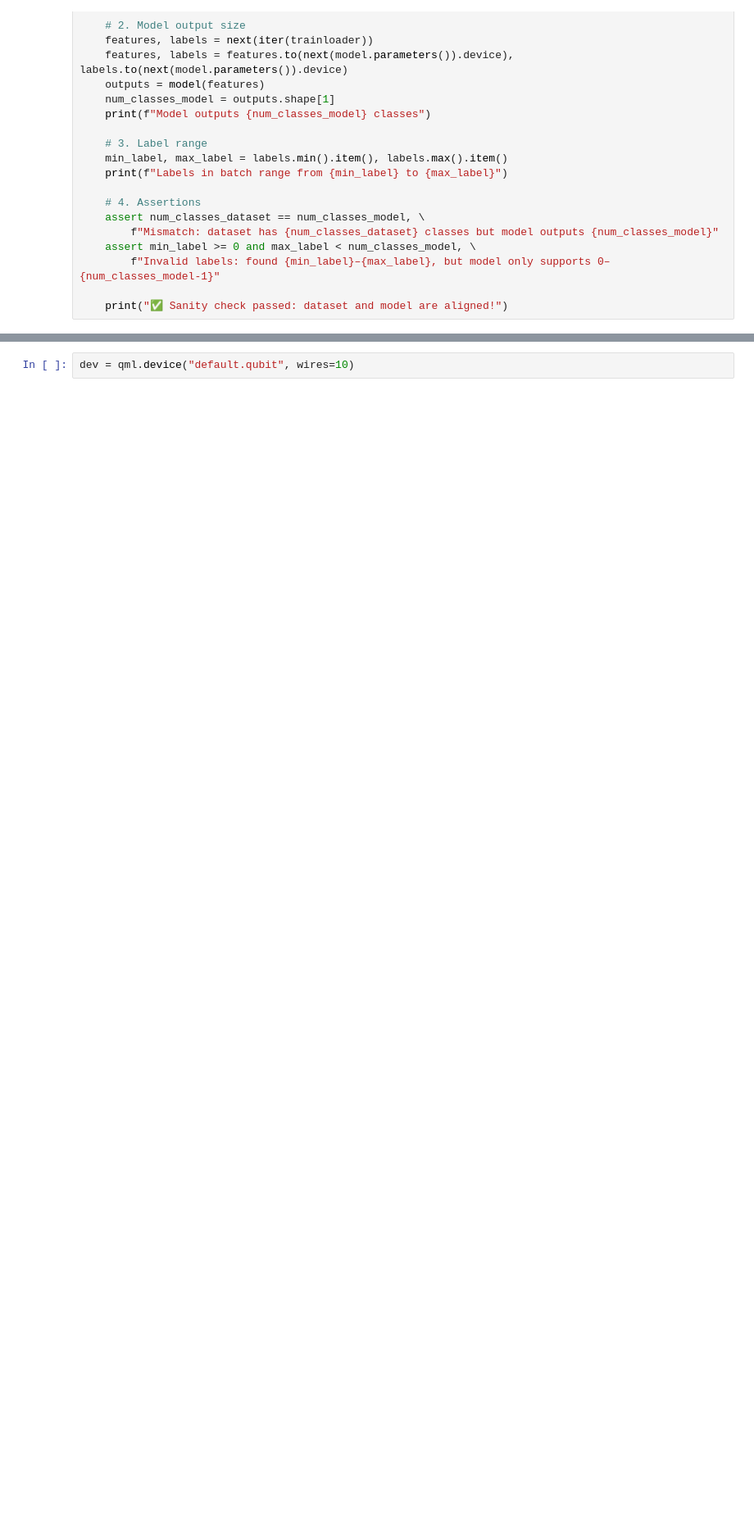
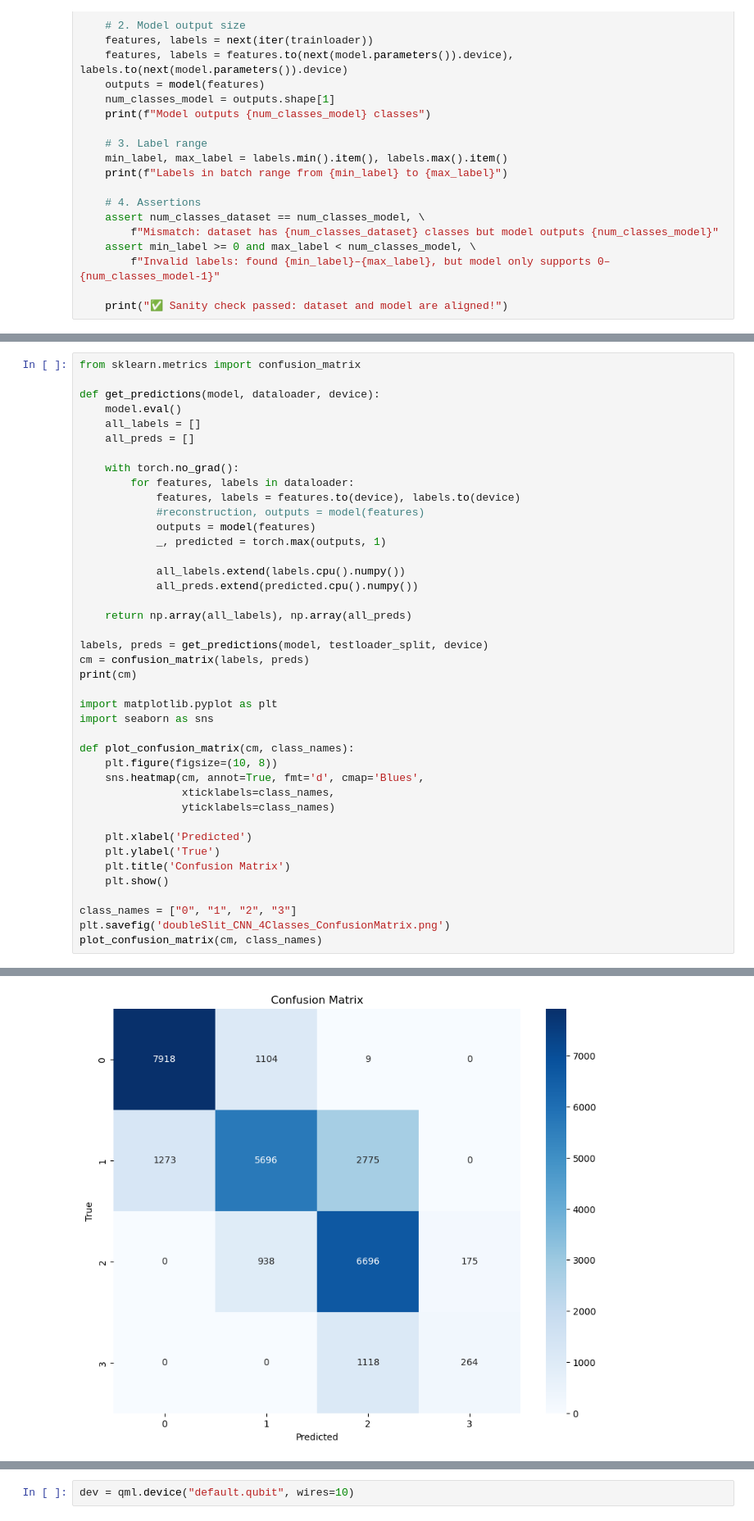
Before and after one commit to prithwilahiri/thesis_repo, a Jupyter notebook: double_slit.ipynb, the cells around one changed output, grey strips where cells are left out. Shown at 82% size. Drawn from its saved outputs; the diff is of its cells as text; blank space fills up the shorter version.

Commit message:
Updated protein model

```diff
--- a/double_slit.ipynb
+++ b/double_slit.ipynb
@@ -598 +617,43 @@ CNN(
 )
+# %%
+from sklearn.metrics import confusion_matrix
+
+def get_predictions(model, dataloader, device):
+    model.eval()
+    all_labels = []
+    all_preds = []
+
+    with torch.no_grad():
+        for features, labels in dataloader:
+            features, labels = features.to(device), labels.to(device)
+            #reconstruction, outputs = model(features)
+            outputs = model(features)
+            _, predicted = torch.max(outputs, 1)
+
+            all_labels.extend(labels.cpu().numpy())
+            all_preds.extend(predicted.cpu().numpy())
+
+    return np.array(all_labels), np.array(all_preds)
+
+labels, preds = get_predictions(model, testloader_split, device)
+cm = confusion_matrix(labels, preds)
+print(cm)
+
+import matplotlib.pyplot as plt
+import seaborn as sns
+
+def plot_confusion_matrix(cm, class_names):
+    plt.figure(figsize=(10, 8))
+    sns.heatmap(cm, annot=True, fmt='d', cmap='Blues',
+                xticklabels=class_names,
+                yticklabels=class_names)
+
+    plt.xlabel('Predicted')
+    plt.ylabel('True')
+    plt.title('Confusion Matrix')
+    plt.show()
+
+class_names = ["0", "1", "2", "3"]
+plt.savefig('doubleSlit_CNN_4Classes_ConfusionMatrix.png')
+plot_confusion_matrix(cm, class_names)
+# %% [output]
@@ -599,3 +665,4 @@ CNN(
+[figure, added]
 # %%
 
 import matplotlib.pyplot as plt
```
Also changed, not shown: parts of 37 cells of this notebook, 2 other files.
